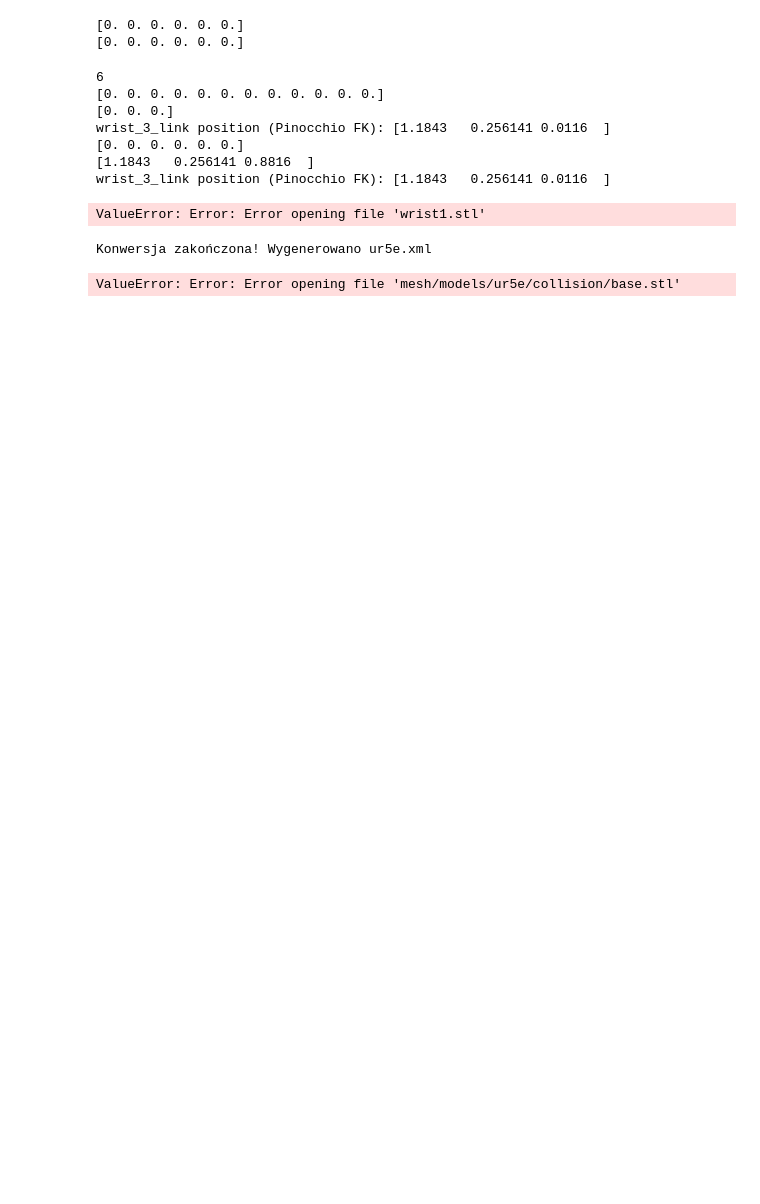
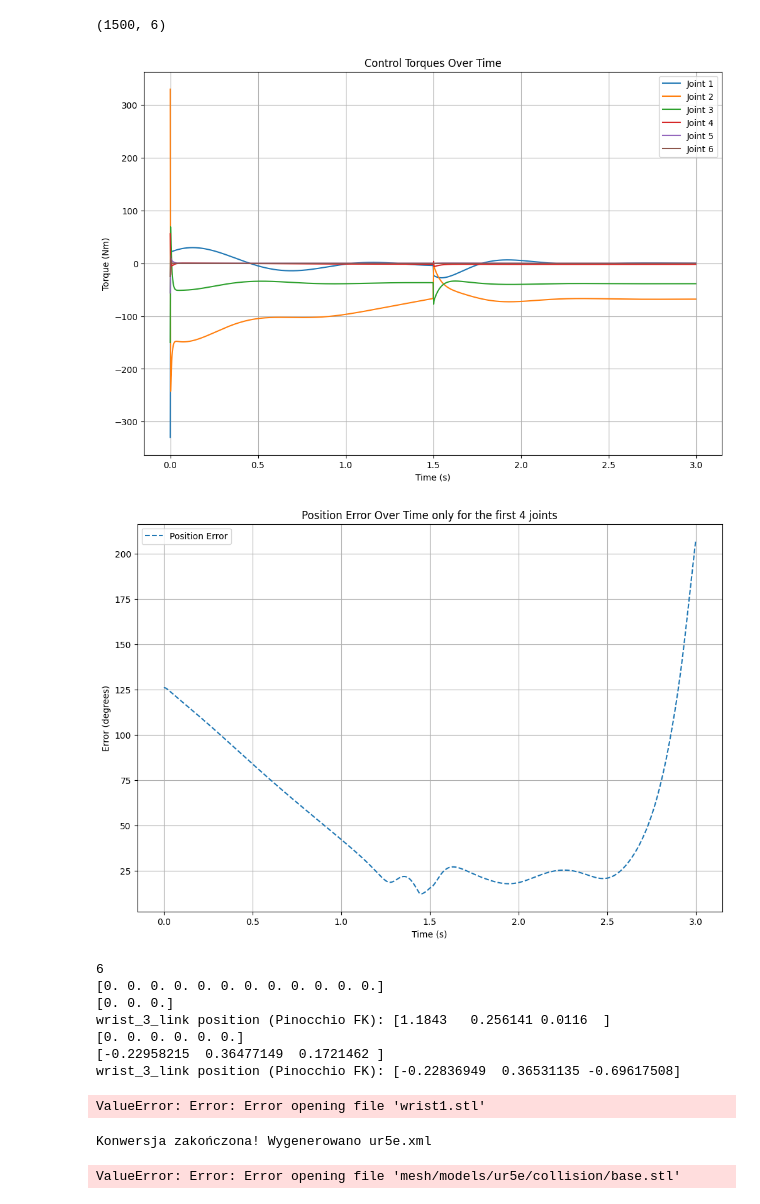
Before and after one commit to Krasa35/optimal, a Jupyter notebook: examples/00_new.ipynb, the cells around one changed output. Saved outputs shown, nothing was run; the diff lists cells and outputs as text; code cells hidden in the pictures; blank space fills up the shorter version.

Commit message:
control for PD looks ok

```diff
--- a/examples/00_new.ipynb
+++ b/examples/00_new.ipynb
@@ -18,8 +18,8 @@ urdf_path = "../models/ur10/ur10.urdf"
 robot_mj_model = mujoco.MjModel.from_xml_path(mjcf_path)
 robot_pin_model = pin.buildModelFromUrdf(urdf_path)
 
-kp = np.array([400.0, 800.0, 400.0, 100.0, 40.0, 10.0])
-kd = np.array([40.0,  80.0,  40.0,  10.0,  4.0,  1.0])
+kp = np.array([400.0, 800.0, 400.0, 100.0, 4.0, 1.0])
+kd = np.array([40.0,  80.0,  40.0,  10.0,  .4,  .1])
 torque_limits = np.array([330.0, 330.0, 150.0, 56.0, 56.0, 56.0])
 controller = PDController(robot_pin_model, kp=kp, kd=kd, torque_limits=torque_limits)
 
@@ -31,9 +31,6 @@ xs, us = controller.compute_control(x_start=q_start, x_goal=q_target, horizon=15
 robot_mj_data = mujoco.MjData(robot_mj_model)
 viewer = Visualizer(robot_mj_model, robot_mj_data)
 viewer.setup_camera(lookat=np.array([0.0, 0.0, 0.7]), distance=3.5, azimuth=90, elevation=-30)
-viewer.visualize(mode="position", vector=xs, dt=DT)
+# viewer.visualize(mode="position", vector=xs, dt=DT)
-# %% [output]
-[0. 0. 0. 0. 0. 0.]
-[0. 0. 0. 0. 0. 0.]
 # %%
 xs, us = controller.compute_control(x_start=q_start, x_goal=q_target, horizon=1500, control_dt=DT, alpha=0.5)
@@ -41,3 +41,38 @@ viewer.visualize(mode="position", vector=xs, dt=DT)
+# %%
+robot_mj_data.qpos[:] = q_start
+robot_mj_data.qvel[:] = 0.0
+us = np.array(us)
+mujoco.mj_forward(robot_mj_model, robot_mj_data)
+x_pos = viewer.visualize(mode="control", vector=us, dt=DT)
+# %% [output]
+(1500, 6)
+# %%
+import matplotlib.pyplot as plt
+time = np.arange(len(us)) * DT
+plt.figure(figsize=(12, 8))
+us = np.array(us)  # Convert list of control inputs to a NumPy array
+for i in range(us.shape[1]):
+    plt.plot(time, us[:, i], label=f'Joint {i+1}')
+q_arr = np.full_like(x_pos, q_target)  # Create an array of the same shape as qpos filled with q_target
+x_pos = np.array(x_pos)
+error = np.linalg.norm((x_pos[:,:4] - q_arr[:,:4])*180/np.pi, axis=1)
+plt.title('Control Torques Over Time')
+plt.xlabel('Time (s)')
+plt.ylabel('Torque (Nm)')
+plt.legend()
+plt.grid()
+plt.show()
+plt.figure(figsize=(12, 8))
+plt.plot(time, error, label='Position Error', linestyle='--')
+plt.title('Position Error Over Time only for the first 4 joints')
+plt.xlabel('Time (s)')
+plt.ylabel('Error (degrees)')
+plt.legend()
+plt.grid()
+plt.show()
+# %% [output]
+[figure, added]
+[figure, added]
 # %%
 import crocoddyl
 import pinocchio
@@ -205,16 +329,20 @@ print("wrist_3_link position (Pinocchio FK):", wrist_pos)
 
 problem = crocoddyl.ShootingProblem(x0, [runningModel] * T, terminalModel)
 
+xs, us = controller.compute_control(x_start=q_start, x_goal=q_target, horizon=T, control_dt=DT)
 # Creating the DDP solver for this OC problem, defining a logger
 solver = crocoddyl.SolverFDDP(problem)
-solver.solve()
+solver.solve(xs, us, 100, False)
 log = crocoddyl.CallbackLogger()
 pinocchio.forwardKinematics(robot_pin_model, robot_data, robot_mj_data.qpos)
 
 print(robot_mj_data.ctrl)
+viewer = Visualizer(robot_mj_model, robot_mj_data)
+viewer.setup_camera(lookat=np.array([0.0, 0.0, 0.7]), distance=3.5, azimuth=90, elevation=-30)
 robot_mj_data.qpos = pin.neutral(robot_pin_model)
+robot_mj_data.qvel[:] = 0.0
 mujoco.mj_forward(robot_mj_model, robot_mj_data)
-viewer.visualize(mode="position", vector=solver.xs, dt=DT)
+viewer.visualize(mode="control", vector=solver.us, dt=DT)
 
 # print position of wrist_3_link
 print(robot_mj_data.xpos[mujoco.mj_name2id(robot_mj_model, mujoco.mjtObj.mjOBJ_BODY, "wrist_3_link")])
@@ -230,8 +358,8 @@ print("wrist_3_link position (Pinocchio FK):", wrist_pos)
 [0. 0. 0.]
 wrist_3_link position (Pinocchio FK): [1.1843   0.256141 0.0116  ]
 [0. 0. 0. 0. 0. 0.]
-[1.1843   0.256141 0.8816  ]
-wrist_3_link position (Pinocchio FK): [1.1843   0.256141 0.0116  ]
+[-0.22958215  0.36477149  0.1721462 ]
+wrist_3_link position (Pinocchio FK): [-0.22836949  0.36531135 -0.69617508]
 # %%
 import mujoco, mujoco.viewer
 model = mujoco.MjModel.from_xml_path('../models/ur5e/ur5e.urdf')
```
Also changed, not shown: parts of 3 cells of this notebook, 1 other file.
